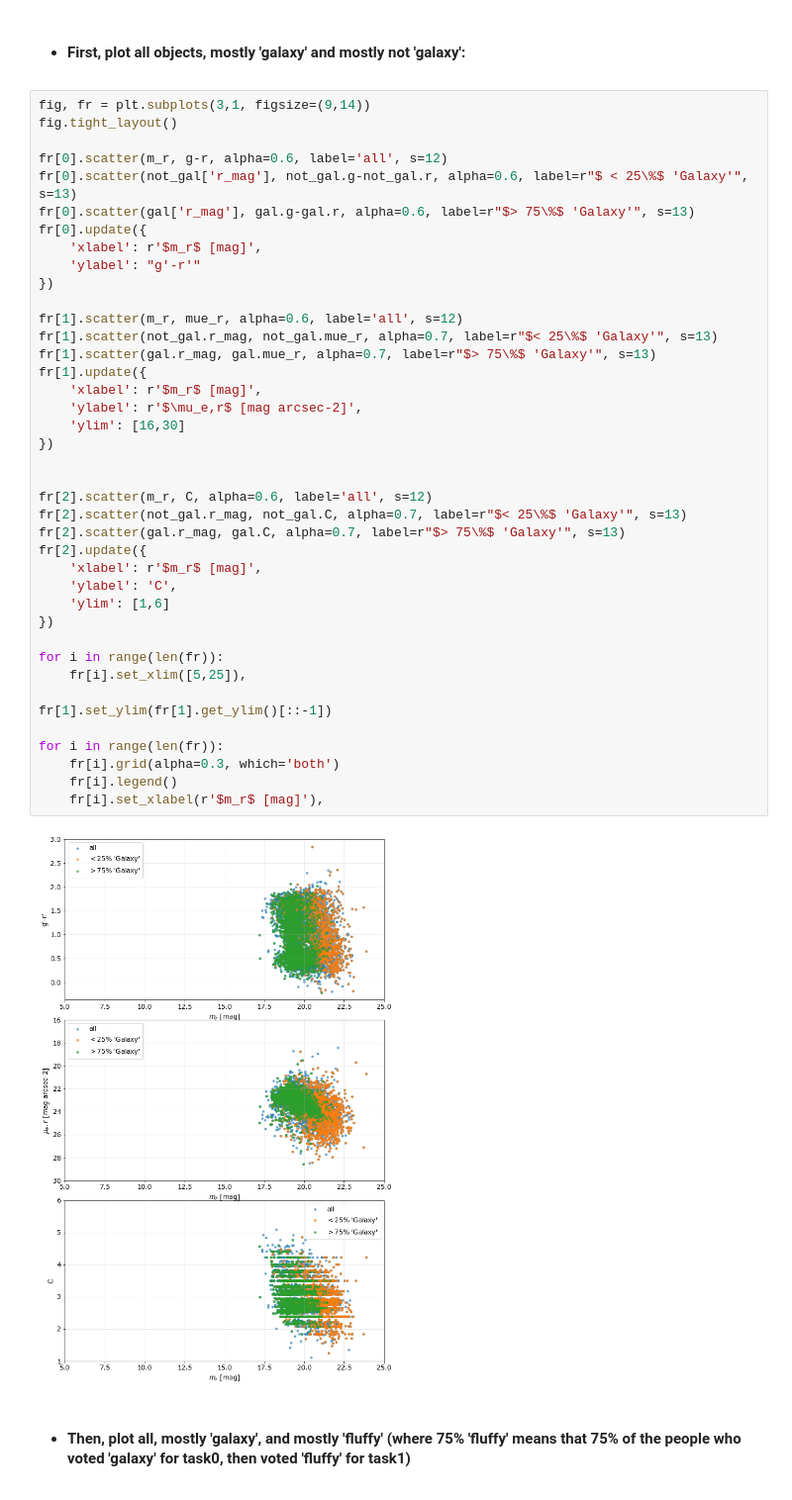
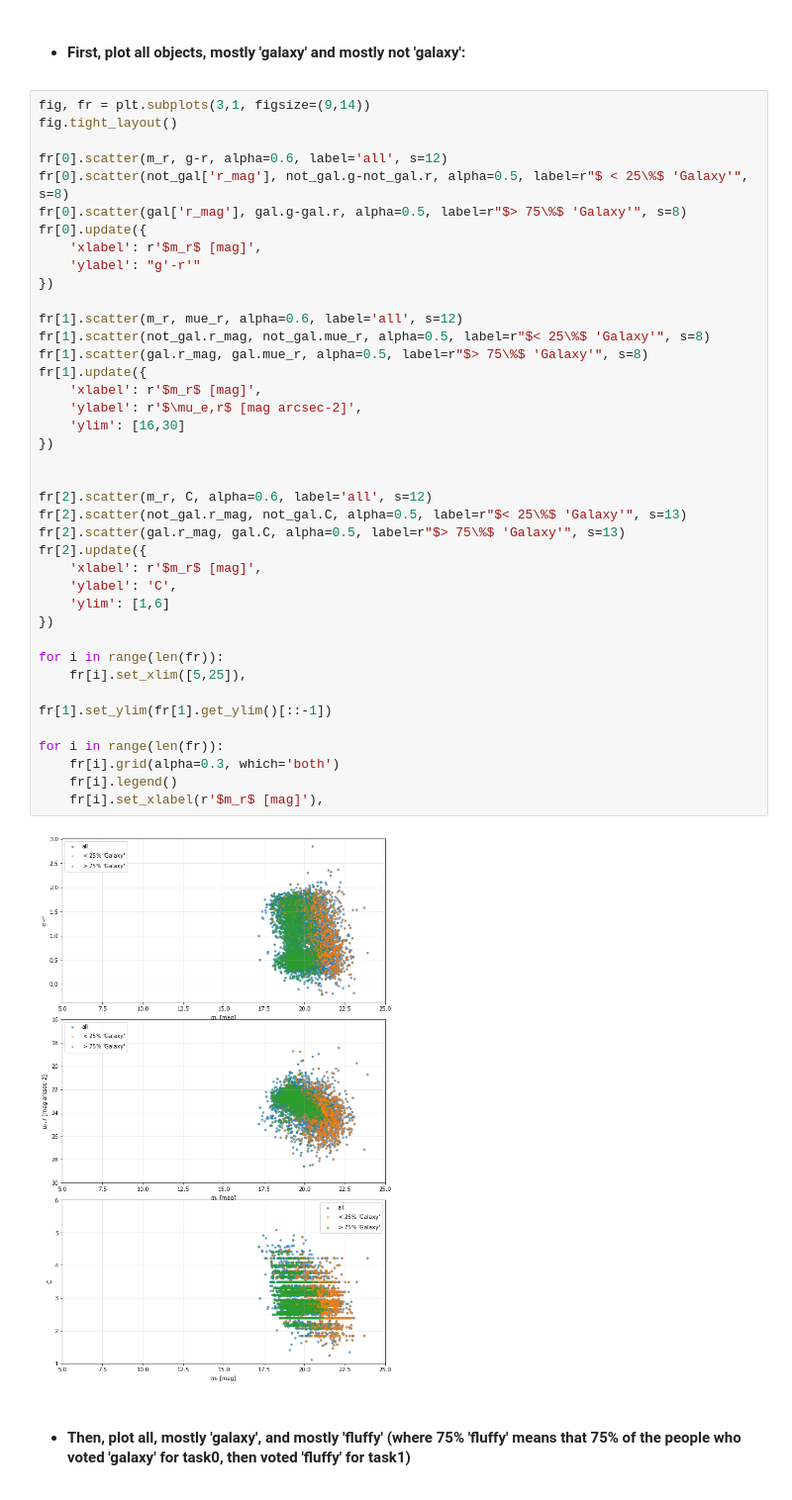
Before and after one commit to Seerden/SpaceFluff, a Jupyter notebook: analysis/sf_classify.ipynb, the cells around one changed output. Shown at 99% size. Drawn from its saved outputs; the diff is of its cells as text.

```diff
--- a/analysis/sf_classify.ipynb
+++ b/analysis/sf_classify.ipynb
@@ -582,43 +581,43 @@ fig, fr = plt.subplots(3,1, figsize=(9,14))
 fig.tight_layout()
 
 fr[0].scatter(m_r, g-r, alpha=0.6, label='all', s=12)
-fr[0].scatter(not_gal['r_mag'], not_gal.g-not_gal.r, alpha=0.6, label=r"$ < 25\%$ 'Galaxy'", s=13)
-fr[0].scatter(gal['r_mag'], gal.g-gal.r, alpha=0.6, label=r"$> 75\%$ 'Galaxy'", s=13)
+fr[0].scatter(not_gal['r_mag'], not_gal.g-not_gal.r, alpha=0.5, label=r"$ < 25\%$ 'Galaxy'", s=8)
+fr[0].scatter(gal['r_mag'], gal.g-gal.r, alpha=0.5, label=r"$> 75\%$ 'Galaxy'", s=8)
 fr[0].update({
     'xlabel': r'$m_r$ [mag]',
     'ylabel': "g'-r'"
 })
 
 fr[1].scatter(m_r, mue_r, alpha=0.6, label='all', s=12)
-fr[1].scatter(not_gal.r_mag, not_gal.mue_r, alpha=0.7, label=r"$< 25\%$ 'Galaxy'", s=13)
-fr[1].scatter(gal.r_mag, gal.mue_r, alpha=0.7, label=r"$> 75\%$ 'Galaxy'", s=13)
+fr[1].scatter(not_gal.r_mag, not_gal.mue_r, alpha=0.5, label=r"$< 25\%$ 'Galaxy'", s=8)
+fr[1].scatter(gal.r_mag, gal.mue_r, alpha=0.5, label=r"$> 75\%$ 'Galaxy'", s=8)
 fr[1].update({
     'xlabel': r'$m_r$ [mag]',
     'ylabel': r'$\mu_e,r$ [mag arcsec-2]',
     'ylim': [16,30]
 })
 
 
 fr[2].scatter(m_r, C, alpha=0.6, label='all', s=12)
-fr[2].scatter(not_gal.r_mag, not_gal.C, alpha=0.7, label=r"$< 25\%$ 'Galaxy'", s=13)
-fr[2].scatter(gal.r_mag, gal.C, alpha=0.7, label=r"$> 75\%$ 'Galaxy'", s=13)
+fr[2].scatter(not_gal.r_mag, not_gal.C, alpha=0.5, label=r"$< 25\%$ 'Galaxy'", s=13)
+fr[2].scatter(gal.r_mag, gal.C, alpha=0.5, label=r"$> 75\%$ 'Galaxy'", s=13)
 fr[2].update({
     'xlabel': r'$m_r$ [mag]',
     'ylabel': 'C',
     'ylim': [1,6]
 })
 
 for i in range(len(fr)):
     fr[i].set_xlim([5,25]),
 
 fr[1].set_ylim(fr[1].get_ylim()[::-1])
 
 for i in range(len(fr)):
     fr[i].grid(alpha=0.3, which='both')
     fr[i].legend()
     fr[i].set_xlabel(r'$m_r$ [mag]'),
 # %% [output]
-[figure, old version]
+[figure, new version]
 # %% [markdown]
 - #### Then, plot all, mostly 'galaxy', and mostly 'fluffy' (where 75% 'fluffy' means that 75% of the people who voted 'galaxy' for task0, then voted 'fluffy' for task1)
 # %%
```
Also changed, not shown: parts of 7 cells of this notebook, 2 other files.
